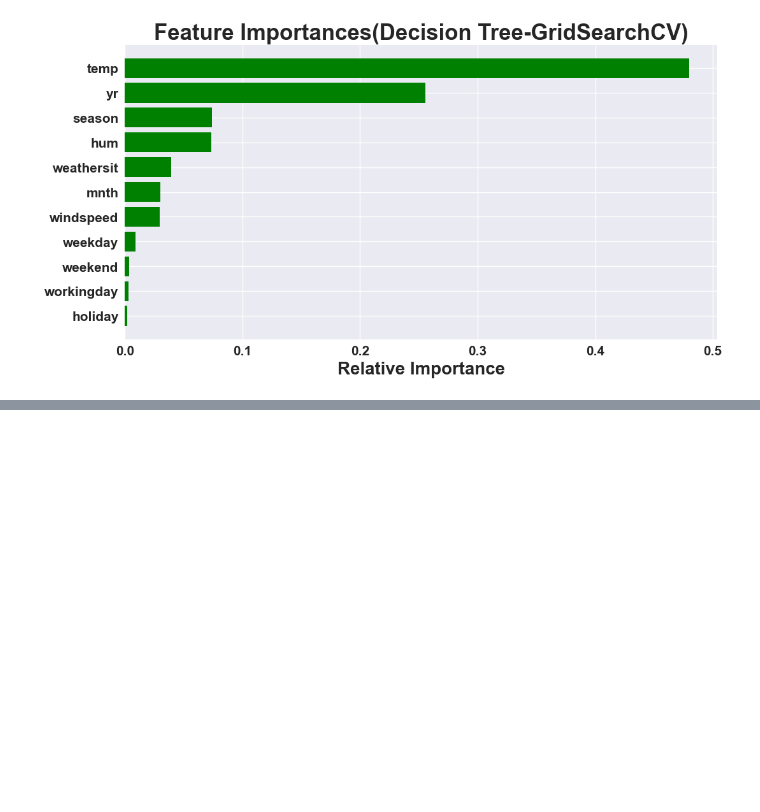
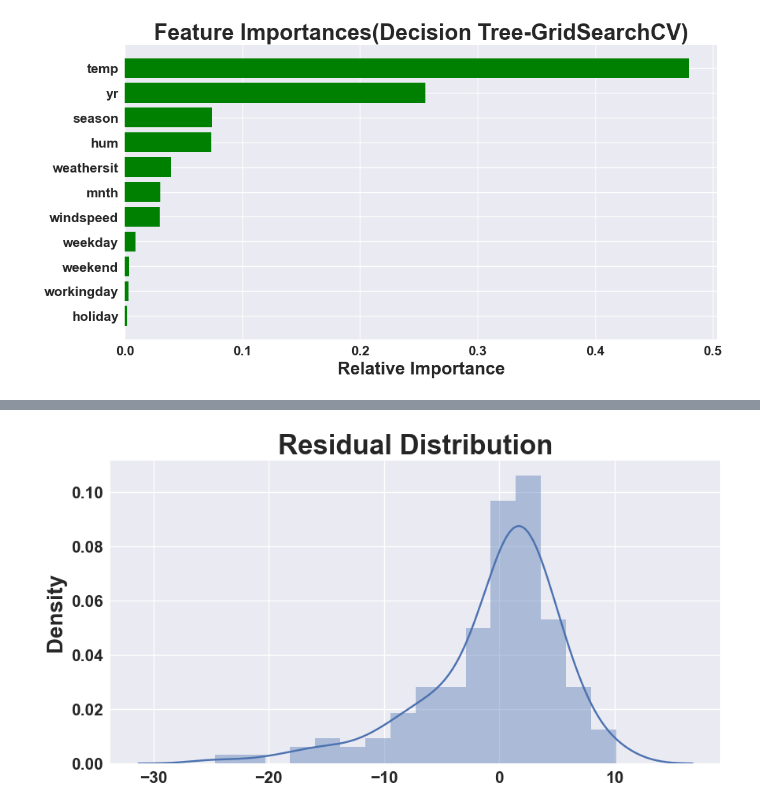
Before and after one commit to springboardmentor29803v-cpu/RideWise-Predicting-Bike-sharing-Demand, a Jupyter notebook: Decision_Trees.ipynb, the cells around one changed output, grey strips where cells are left out. Cells and saved outputs as stored; diff of their text form; code cells hidden in the pictures; blank space fills up the shorter version.

```diff
--- a/Decision_Trees.ipynb
+++ b/Decision_Trees.ipynb
@@ -320,0 +459,4 @@ Text(0.5, 0, 'Relative Importance')
+# %%
+Residual_distPlot(y_pred,y_test)
+# %% [output]
+[figure, added]
```
Also changed, not shown: parts of 53 cells of this notebook.
